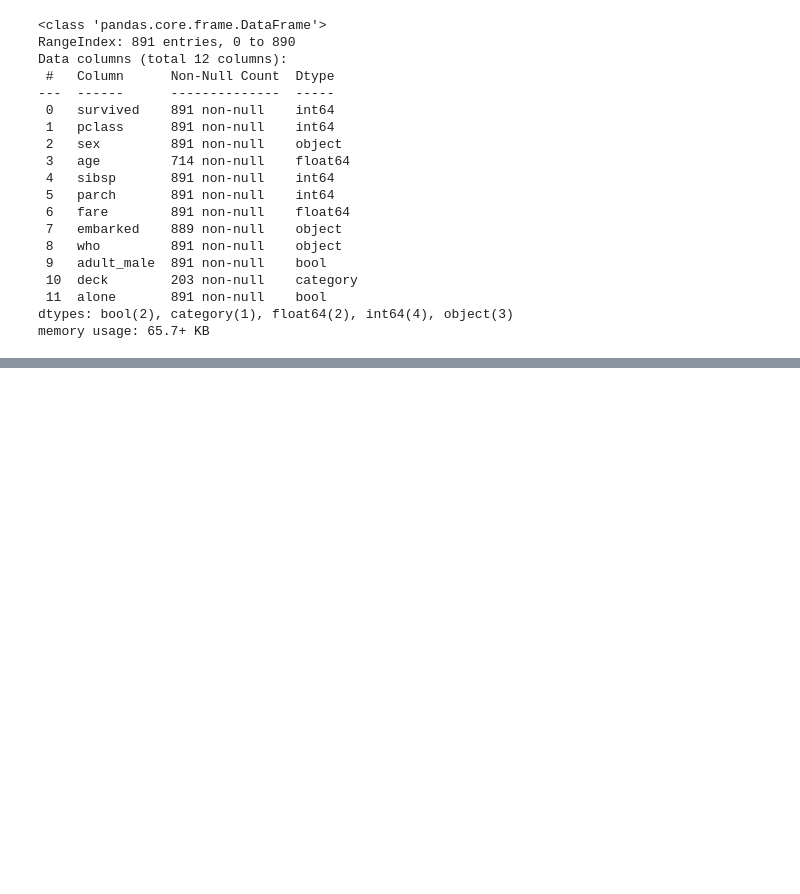
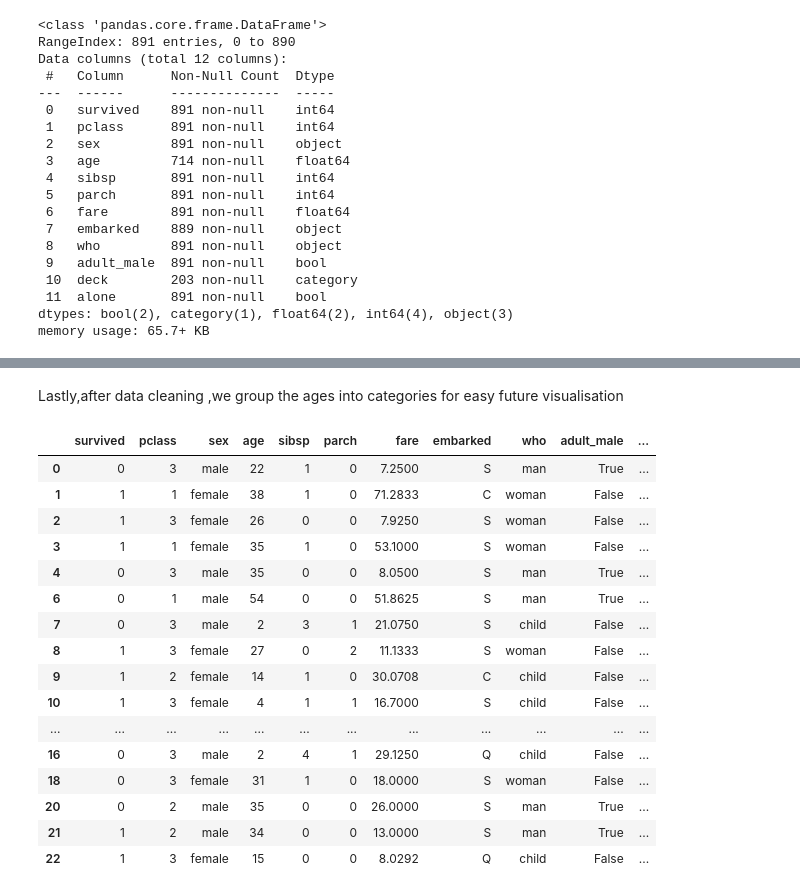
Before and after one commit to K-Atina/Titanic-Dataset, a Jupyter notebook: Titanic_Dataset.ipynb, the cells around one changed output, grey strips where cells are left out. Saved outputs shown, nothing was run; the diff lists cells and outputs as text; code cells hidden in the pictures; blank space fills up the shorter version.

Commit message:
Start Data Visualisation

```diff
--- a/Titanic_Dataset.ipynb
+++ b/Titanic_Dataset.ipynb
@@ -159,0 +225,3 @@ dataSet.head(10)
+# %%
+#Will convert age column into integer from float
+dataSet_clean1['age']=dataSet_clean1['age'].fillna(0).astype(int)
@@ -159,0 +230,7 @@ dataSet.head(10)
+# %%
+df_cleaned = dataSet_clean1
+# %%
+#Searching for duplicated values
+df_cleaned.duplicated().sum()
+#Dropping duplicated values
+df_cleaned.drop_duplicates(inplace=True)
@@ -159,0 +258,27 @@ dataSet.head(10)
+# %% [markdown]
+Lastly,after data cleaning ,we group the ages into categories for easy future visualisation
+# %%
+bins = [0,12,18,30,50,100]
+labels=['child','teen','young_adult','adult','senior']
+
+df_cleaned['age_group'] = pd.cut(df_cleaned['age'],bins=bins,labels=labels,right=False)
+# %%
+df_cleaned.head(20)
+# %% [output]
+|  | survived | pclass | sex | age | sibsp | parch | fare | embarked | who | adult_male | ... |
+| 0 | 0 | 3 | male | 22 | 1 | 0 | 7.2500 | S | man | True | ... |
+| 1 | 1 | 1 | female | 38 | 1 | 0 | 71.2833 | C | woman | False | ... |
+| 2 | 1 | 3 | female | 26 | 0 | 0 | 7.9250 | S | woman | False | ... |
+| 3 | 1 | 1 | female | 35 | 1 | 0 | 53.1000 | S | woman | False | ... |
+| 4 | 0 | 3 | male | 35 | 0 | 0 | 8.0500 | S | man | True | ... |
+| 6 | 0 | 1 | male | 54 | 0 | 0 | 51.8625 | S | man | True | ... |
+| 7 | 0 | 3 | male | 2 | 3 | 1 | 21.0750 | S | child | False | ... |
+| 8 | 1 | 3 | female | 27 | 0 | 2 | 11.1333 | S | woman | False | ... |
+| 9 | 1 | 2 | female | 14 | 1 | 0 | 30.0708 | C | child | False | ... |
+| 10 | 1 | 3 | female | 4 | 1 | 1 | 16.7000 | S | child | False | ... |
+| ... | ... | ... | ... | ... | ... | ... | ... | ... | ... | ... | ... |
+| 16 | 0 | 3 | male | 2 | 4 | 1 | 29.1250 | Q | child | False | ... |
+| 18 | 0 | 3 | female | 31 | 1 | 0 | 18.0000 | S | woman | False | ... |
+| 20 | 0 | 2 | male | 35 | 0 | 0 | 26.0000 | S | man | True | ... |
+| 21 | 1 | 2 | male | 34 | 0 | 0 | 13.0000 | S | man | True | ... |
+| 22 | 1 | 3 | female | 15 | 0 | 0 | 8.0292 | Q | child | False | ... |
```
Also changed, not shown: parts of 11 cells of this notebook.
